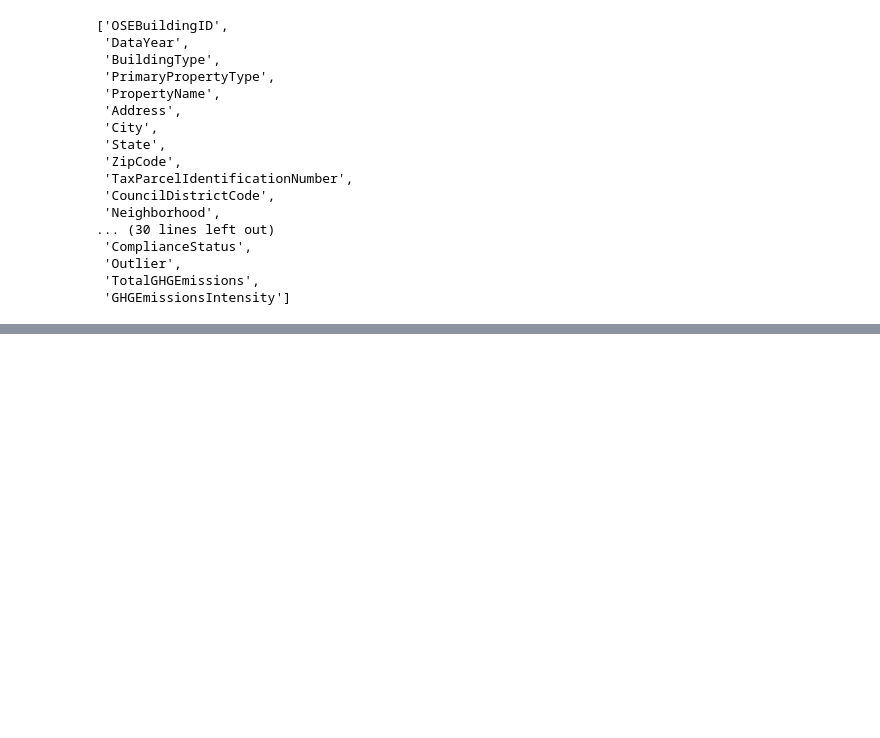
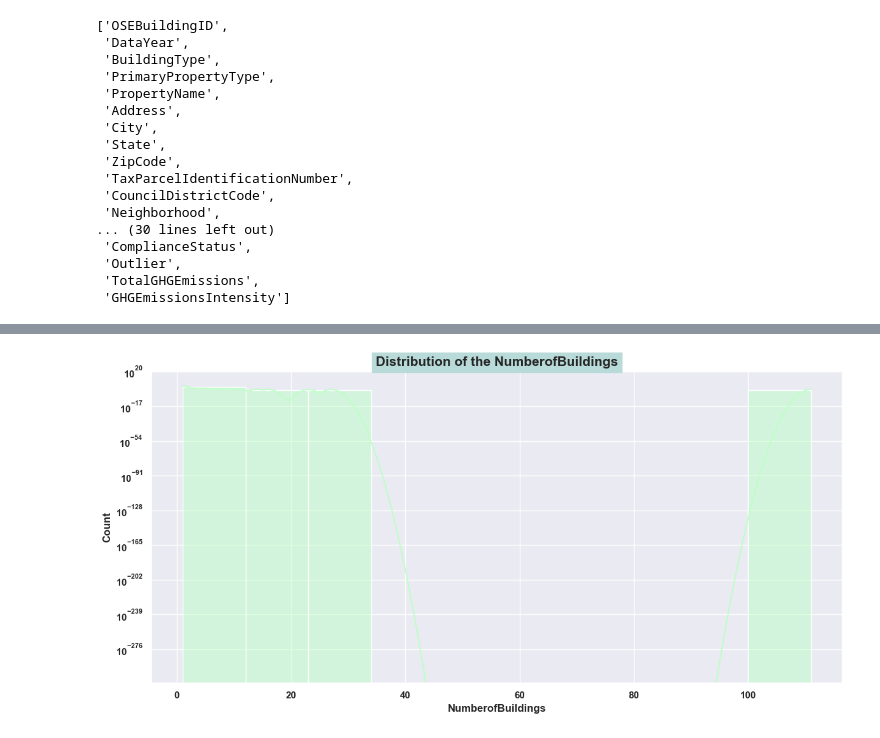
Before and after one commit to AlhousseineDiallo/energy_sight, a Jupyter notebook: notebooks/exploration_01.ipynb, the cells around one changed output, grey strips where cells are left out. Drawn from its saved outputs; the diff is of its cells as text; code cells hidden in the pictures; blank space fills up the shorter version.

```diff
--- a/notebooks/exploration_01.ipynb
+++ b/notebooks/exploration_01.ipynb
@@ -407,0 +847,3 @@ np.int64(3344)
+# %%
+# let's filter the data to remove all the houses with 0 buildings
+df_compliant_filtered = df_compliant_filtered.query(expr="NumberofBuildings != 0", inplace=False)
@@ -407,0 +880,17 @@ np.int64(3344)
+# %%
+# let's plot the distribution of the plot
+fig, ax = plt.subplots(nrows=1, ncols=1)
+sns.histplot(data=df_compliant_filtered,
+             x='NumberofBuildings',
+             element='bars',
+             kde=True,
+             stat='count',
+             bins=10,
+             ax=ax,
+             color='#BEFFC7')
+ax.set_title('Distribution of the NumberofBuildings', fontsize=15, fontweight='bold', backgroundcolor='#B8DBD9')
+ax.set_yscale(value='log')
+plt.tight_layout()
+plt.show()
+# %% [output]
+[figure, added]
```
Also changed, not shown: parts of 89 cells of this notebook, 7 other files.
